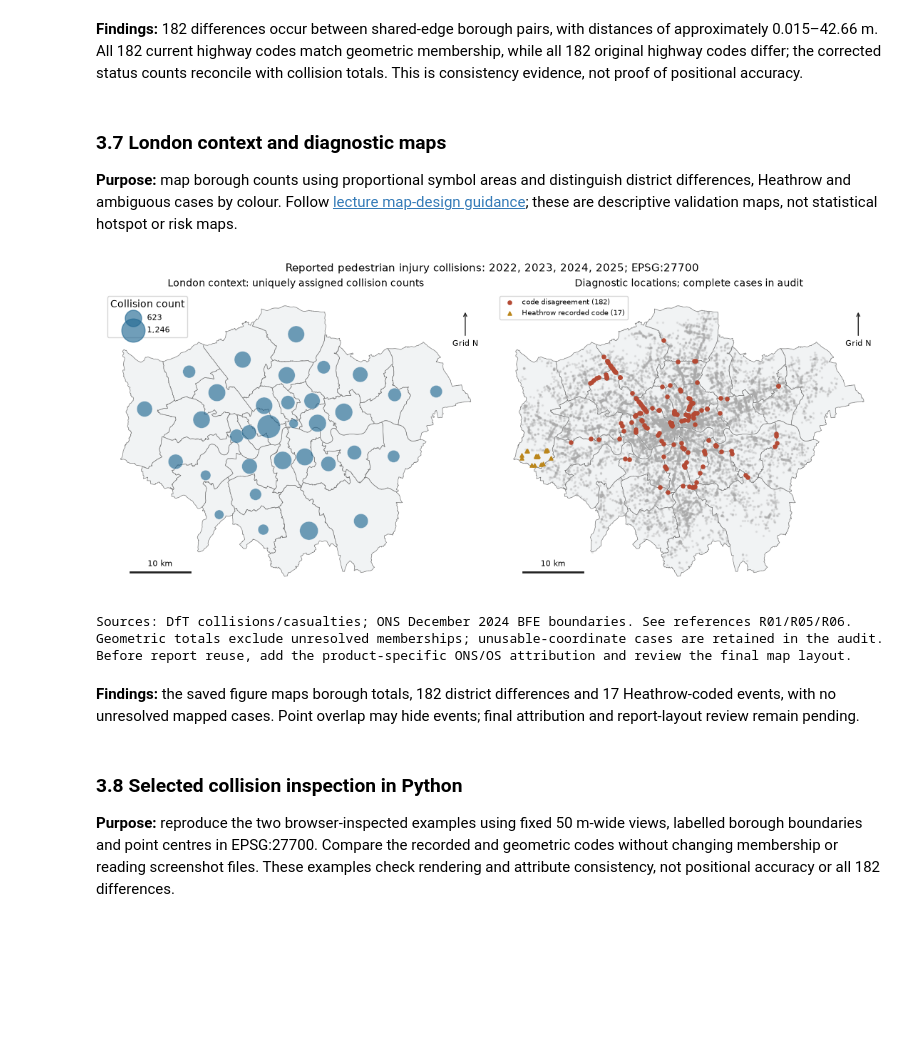
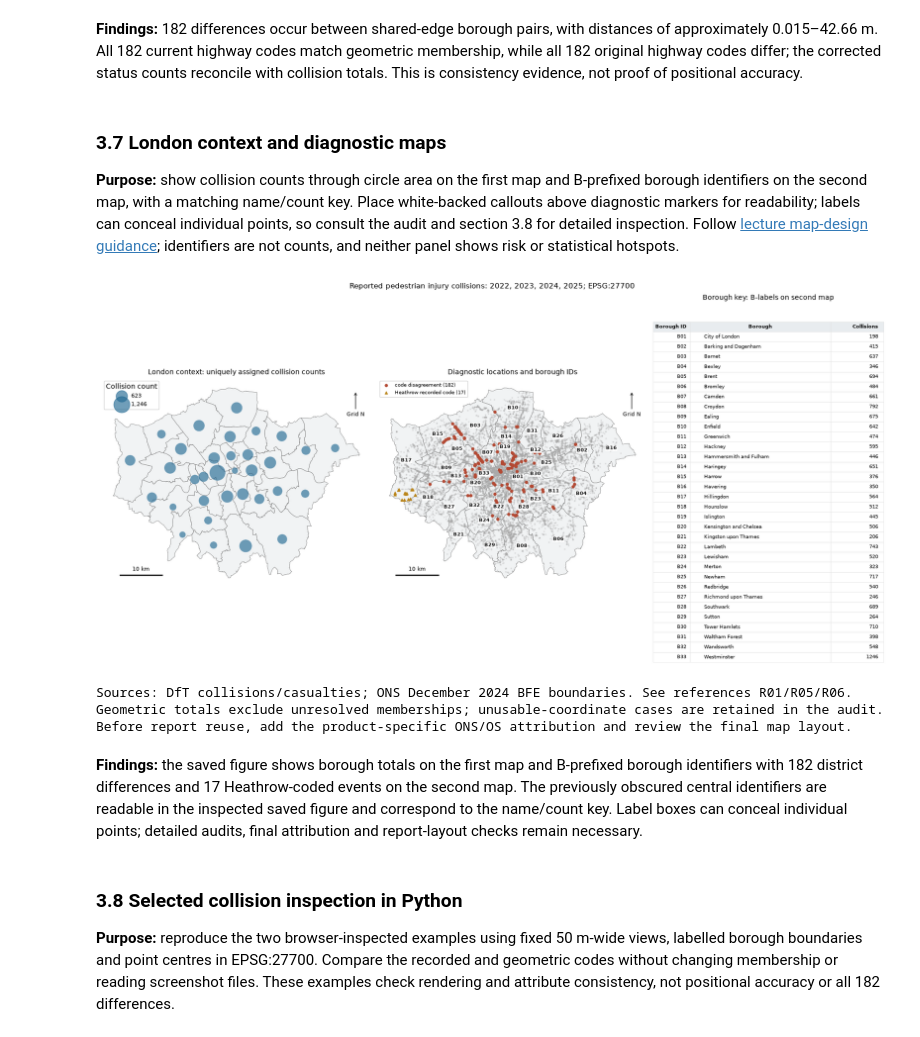
Before and after one commit to chathuranga-sudusinghe/london-pedestrian-collision-analysis, a Jupyter notebook: notebooks/02_spatial_validation.ipynb, the cells around one changed output. Cells and saved outputs as stored; diff of their text form; code cells hidden in the pictures; blank space fills up the shorter version.

Commit message:
Clarify borough map labels and document study-area rationale

```diff
--- a/notebooks/02_spatial_validation.ipynb
+++ b/notebooks/02_spatial_validation.ipynb
@@ -520,14 +520,20 @@ No distance threshold, code correction or spatial exclusion was applied.
 # %% [markdown]
 ### 3.7 London context and diagnostic maps
 
-**Purpose:** map borough counts using proportional symbol areas and distinguish district differences, Heathrow and ambiguous cases by colour. Follow [lecture map-design guidance](../references.md#r10); these are descriptive validation maps, not statistical hotspot or risk maps.
+**Purpose:** show collision counts through circle area on the first map and B-prefixed borough identifiers on the second map, with a matching name/count key. Place white-backed callouts above diagnostic markers for readability; labels can conceal individual points, so consult the audit and section 3.8 for detailed inspection. Follow [lecture map-design guidance](../references.md#r10); identifiers are not counts, and neither panel shows risk or statistical hotspots.
 # %%
-map_data = london.merge(borough_summary[[CODE, "geometric_total"]], on=CODE, how="left")
+map_data = london.merge(borough_summary[[CODE, "geometric_total"]], on=CODE, how="left").sort_values(CODE).reset_index(drop=True)
+map_data["map_id"] = [f"B{number:02d}" for number in range(1, len(map_data) + 1)]
+borough_key = map_data[["map_id", NAME, "geometric_total"]].rename(
+    columns={"map_id": "Borough ID", NAME: "Borough", "geometric_total": "Collisions"})
 anchors = map_data.geometry.representative_point()
 diagnostic_index = audit.index[grid_usable & (issue | audit["is_heathrow"])]
 show_diagnostic = len(diagnostic_index) > 0
-fig, axes = plt.subplots(1, 2 if show_diagnostic else 1,
-                         figsize=(11, 4.8) if show_diagnostic else (6, 5),
+# Keep a separate borough locator even when there are no diagnostic cases.
+map_panels = 2
+fig, axes = plt.subplots(1, map_panels + 1,
+                         figsize=(16, 7.8),
+                         gridspec_kw={"width_ratios": [1] * map_panels + [0.85]},
                          layout="constrained", squeeze=False)
 ax = axes[0, 0]
 map_data.plot(ax=ax, facecolor="#f1f3f4", edgecolor="#777777", linewidth=0.5)
@@ -539,52 +545,86 @@ handles = [ax.scatter([], [], s=value / maximum * 550, color="#246A94", alpha=0.
                       label=f"{value:,}") for value in legend_values]
 ax.legend(handles=handles, title="Collision count", loc="upper left", frameon=True, fontsize=8)
 ax.set_title("London context: uniquely assigned collision counts", fontsize=10)
+ax = axes[0, 1]
+london.plot(ax=ax, facecolor="#f1f3f4", edgecolor="#777777", linewidth=0.5, zorder=0)
 if show_diagnostic:
-    ax = axes[0, 1]
-    london.plot(ax=ax, facecolor="#f1f3f4", edgecolor="#777777", linewidth=0.5)
     background_index = audit.index[grid_usable & relevant]
-    points.loc[background_index].plot(ax=ax, color="#aaaaaa", markersize=2, alpha=0.2)
+    points.loc[background_index].plot(ax=ax, color="#aaaaaa", markersize=2, alpha=0.2, zorder=1)
     categories = pd.Series("code disagreement", index=diagnostic_index)
     unresolved_index = audit.index[grid_usable & relevant & ~unique]
     categories.loc[categories.index.intersection(unresolved_index)] = "unresolved membership"
     # The table retains both attributes when a Heathrow point is also a disagreement.
     heathrow_index = audit.index[grid_usable & audit["is_heathrow"]]
     categories.loc[categories.index.intersection(heathrow_index)] = "Heathrow recorded code"
     for label, colour, marker in [
         ("code disagreement", "#b44a34", "o"),
         ("unresolved membership", "#76518c", "x"),
         ("Heathrow recorded code", "#bb861b", "^")
     ]:
         indices = categories.index[categories.eq(label)]
         if len(indices):
             points.loc[indices].plot(ax=ax, color=colour, marker=marker, markersize=14,
-                                     label=f"{label} ({len(indices):,})")
+                                     label=f"{label} ({len(indices):,})", zorder=5)
     ax.legend(loc="upper left", fontsize=7)
-    ax.set_title("Diagnostic locations; complete cases in audit", fontsize=10)
-for ax in axes.flat:
+    ax.set_title("Diagnostic locations and borough IDs", fontsize=10)
+else:
+    ax.set_title("London borough locator", fontsize=10)
+# Offset crowded central labels and keep white-backed IDs above diagnostic markers.
+# This overview prioritises legibility; use the audit and section 3.8 for individual points.
+label_offsets = {"E09000001": (10, -9), "E09000007": (-4, 8),
+                 "E09000012": (17, 7), "E09000013": (-22, 5),
+                 "E09000019": (-3, 13), "E09000020": (-6, -9),
+                 "E09000022": (-7, -15), "E09000028": (7, -19),
+                 "E09000030": (11, -5), "E09000032": (-8, -7),
+                 "E09000033": (-14, -1)}
+for row, anchor in zip(map_data.itertuples(index=False), anchors, strict=True):
+    offset = label_offsets.get(getattr(row, CODE), (0, 0))
+    ax.annotate(str(row.map_id), xy=(anchor.x, anchor.y), xytext=offset,
+                textcoords="offset points", ha="center", va="center",
+                fontsize=7, fontweight="bold", color="#111111", zorder=7,
+                bbox={"boxstyle": "round,pad=0.12", "fc": "white", "ec": "none", "alpha": 1.0},
+                arrowprops={"arrowstyle": "-", "color": "#555555", "lw": 0.5}
+                if offset != (0, 0) else None)
+key_ax = axes[0, -1]
+key_ax.set_axis_off()
+key_ax.set_title("Borough key: B-labels on second map", fontsize=10)
+key_table = key_ax.table(cellText=borough_key.values.tolist(),
+                         colLabels=borough_key.columns.tolist(), cellLoc="left",
+                         colWidths=[0.16, 0.61, 0.23], bbox=[0, 0, 1, 0.95])
+key_table.auto_set_font_size(False)
+key_table.set_fontsize(7)
+for (row, col), cell in key_table.get_celld().items():
+    cell.set_edgecolor("#dddddd")
+    cell.set_linewidth(0.4)
+    if row == 0:
+        cell.set_facecolor("#e8ecef")
+        cell.set_text_props(weight="bold")
+    if col in (0, 2):
+        cell.get_text().set_ha("right")
+for ax in axes[0, :map_panels]:
     ax.set_aspect("equal", adjustable="box")
     ax.set_axis_off()
     xmin, xmax = ax.get_xlim()
     ymin, ymax = ax.get_ylim()
     x0, y0 = xmin + (xmax-xmin)*0.07, ymin + (ymax-ymin)*0.06
     ax.plot([x0, x0+10000], [y0, y0], color="#222222", linewidth=2)
     ax.text(x0+5000, y0+(ymax-ymin)*0.02, "10 km", ha="center", fontsize=8)
     ax.annotate("Grid N", xy=(0.94, 0.94), xytext=(0.94, 0.82),
                 xycoords="axes fraction", ha="center", fontsize=8,
                 arrowprops={"arrowstyle": "->", "color": "#222222"})
 period_label = ", ".join(sorted(audit["source_file_year"].unique()))
 fig.suptitle(f"Reported pedestrian injury collisions: {period_label}; EPSG:27700", fontsize=11)
 plt.show()
 print("Sources: DfT collisions/casualties; ONS December 2024 BFE boundaries. See references R01/R05/R06.")
 print("Geometric totals exclude unresolved memberships; unusable-coordinate cases are retained in the audit.")
 print("Before report reuse, add the product-specific ONS/OS attribution and review the final map layout.")
 # %% [output]
-[figure, old version]
+[figure, new version]
 Sources: DfT collisions/casualties; ONS December 2024 BFE boundaries. See references R01/R05/R06.
 Geometric totals exclude unresolved memberships; unusable-coordinate cases are retained in the audit.
 Before report reuse, add the product-specific ONS/OS attribution and review the final map layout.
 # %% [markdown]
-**Findings:** the saved figure maps borough totals, 182 district differences and 17 Heathrow-coded events, with no unresolved mapped cases. Point overlap may hide events; final attribution and report-layout review remain pending.
+**Findings:** the saved figure shows borough totals on the first map and B-prefixed borough identifiers with 182 district differences and 17 Heathrow-coded events on the second map. The previously obscured central identifiers are readable in the inspected saved figure and correspond to the name/count key. Label boxes can conceal individual points; detailed audits, final attribution and report-layout checks remain necessary.
 # %% [markdown]
 ### 3.8 Selected collision inspection in Python
 
```
Also changed, not shown: parts of 2 cells of this notebook, 3 other files.
